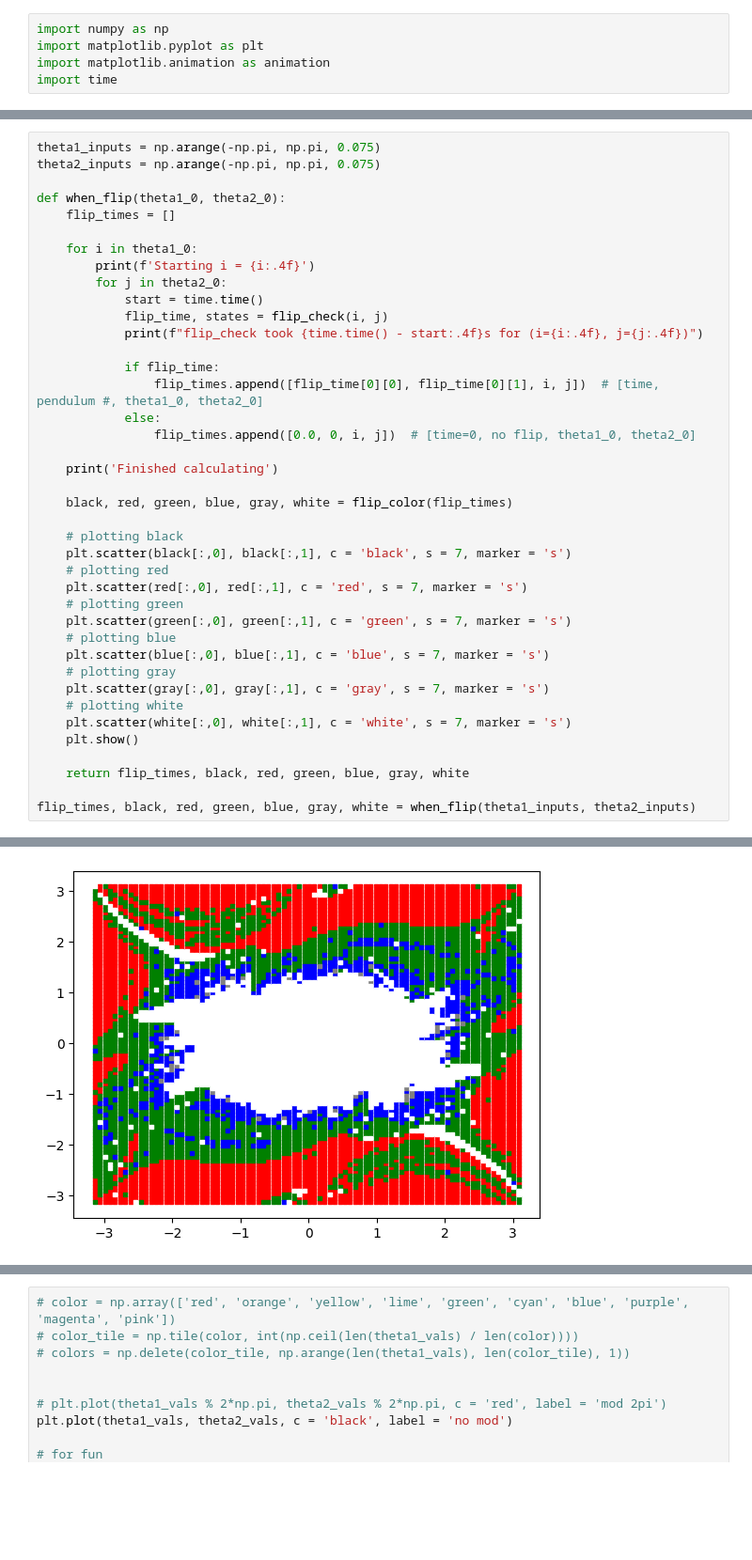
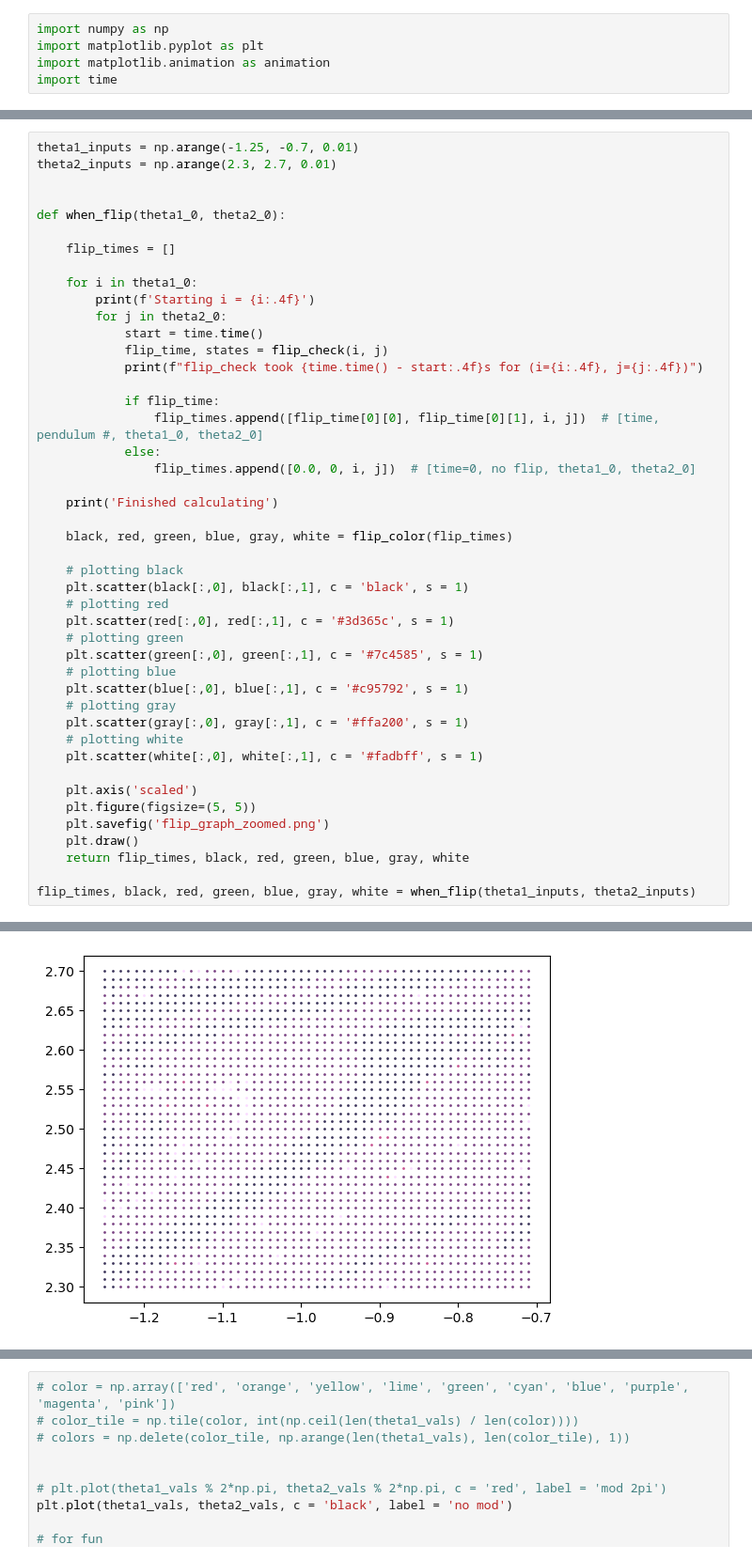
Before and after one commit to parker-chandik/comp_phys_final, a Jupyter notebook: double pendulum flip.ipynb, the cells around one changed output, grey strips where cells are left out. Shown at 94% size. Cells and saved outputs as stored; diff of their text form; blank space fills up the shorter version.

```diff
--- a/double pendulum flip.ipynb
+++ b/double pendulum flip.ipynb
@@ -394,8 +401,10 @@ NameError: name 'flip_check' is not defined
 # %%
-theta1_inputs = np.arange(-np.pi, np.pi, 0.075)
-theta2_inputs = np.arange(-np.pi, np.pi, 0.075)
+theta1_inputs = np.arange(-1.25, -0.7, 0.01)
+theta2_inputs = np.arange(2.3, 2.7, 0.01)
+
 
 def when_flip(theta1_0, theta2_0):
+
     flip_times = []
 
     for i in theta1_0:
@@ -415,19 +424,22 @@ def when_flip(theta1_0, theta2_0):
     black, red, green, blue, gray, white = flip_color(flip_times)
 
     # plotting black
-    plt.scatter(black[:,0], black[:,1], c = 'black', s = 7, marker = 's')
+    plt.scatter(black[:,0], black[:,1], c = 'black', s = 1)
     # plotting red
-    plt.scatter(red[:,0], red[:,1], c = 'red', s = 7, marker = 's')
+    plt.scatter(red[:,0], red[:,1], c = '#3d365c', s = 1)
     # plotting green
-    plt.scatter(green[:,0], green[:,1], c = 'green', s = 7, marker = 's')
+    plt.scatter(green[:,0], green[:,1], c = '#7c4585', s = 1)
     # plotting blue
-    plt.scatter(blue[:,0], blue[:,1], c = 'blue', s = 7, marker = 's')
+    plt.scatter(blue[:,0], blue[:,1], c = '#c95792', s = 1)
     # plotting gray
-    plt.scatter(gray[:,0], gray[:,1], c = 'gray', s = 7, marker = 's')
+    plt.scatter(gray[:,0], gray[:,1], c = '#ffa200', s = 1)
     # plotting white
-    plt.scatter(white[:,0], white[:,1], c = 'white', s = 7, marker = 's')
-    plt.show()
+    plt.scatter(white[:,0], white[:,1], c = '#fadbff', s = 1)
 
+    plt.axis('scaled')
+    plt.figure(figsize=(5, 5))
+    plt.savefig('flip_graph_zoomed.png')
+    plt.draw()
     return flip_times, black, red, green, blue, gray, white
 
 flip_times, black, red, green, blue, gray, white = when_flip(theta1_inputs, theta2_inputs)
@@ -452 +464 @@ flip_check took 0.0080s for (i=-3.1416, j=-2.3916)
-[figure, old version]
+[figure, new version]
```
Also changed, not shown: parts of 12 cells of this notebook.
